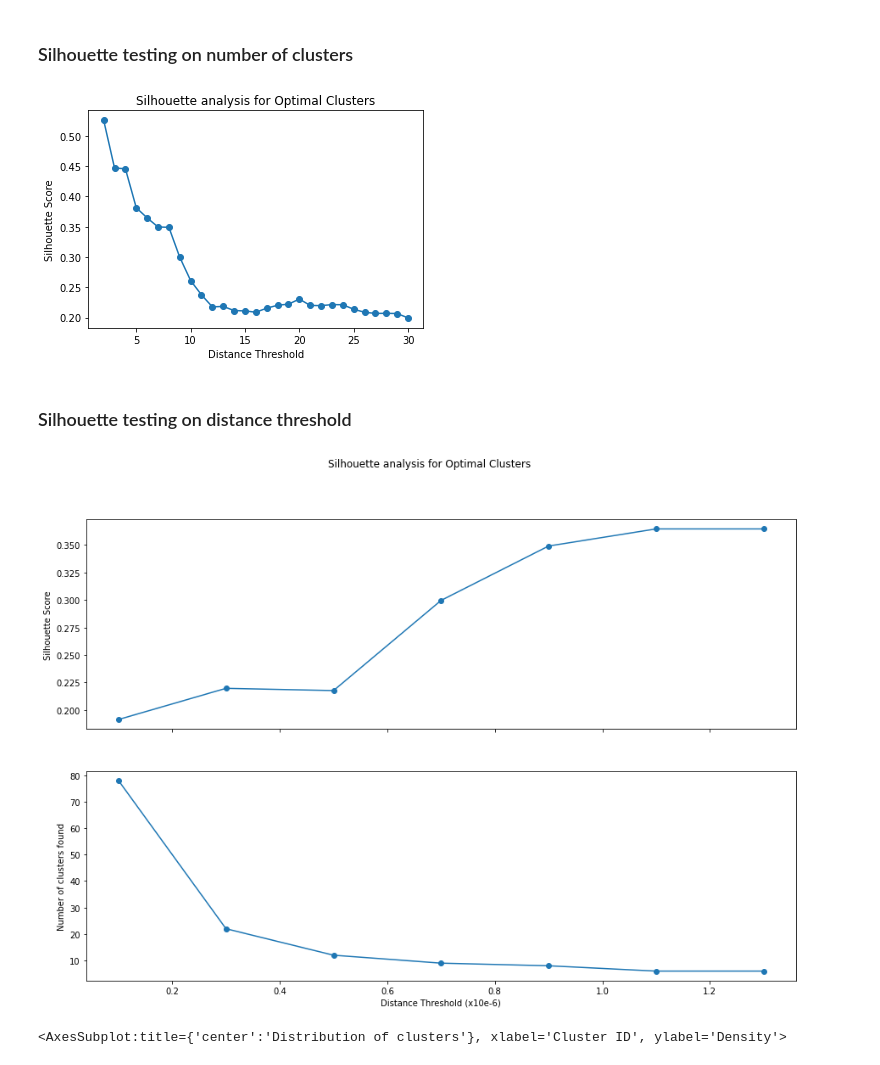
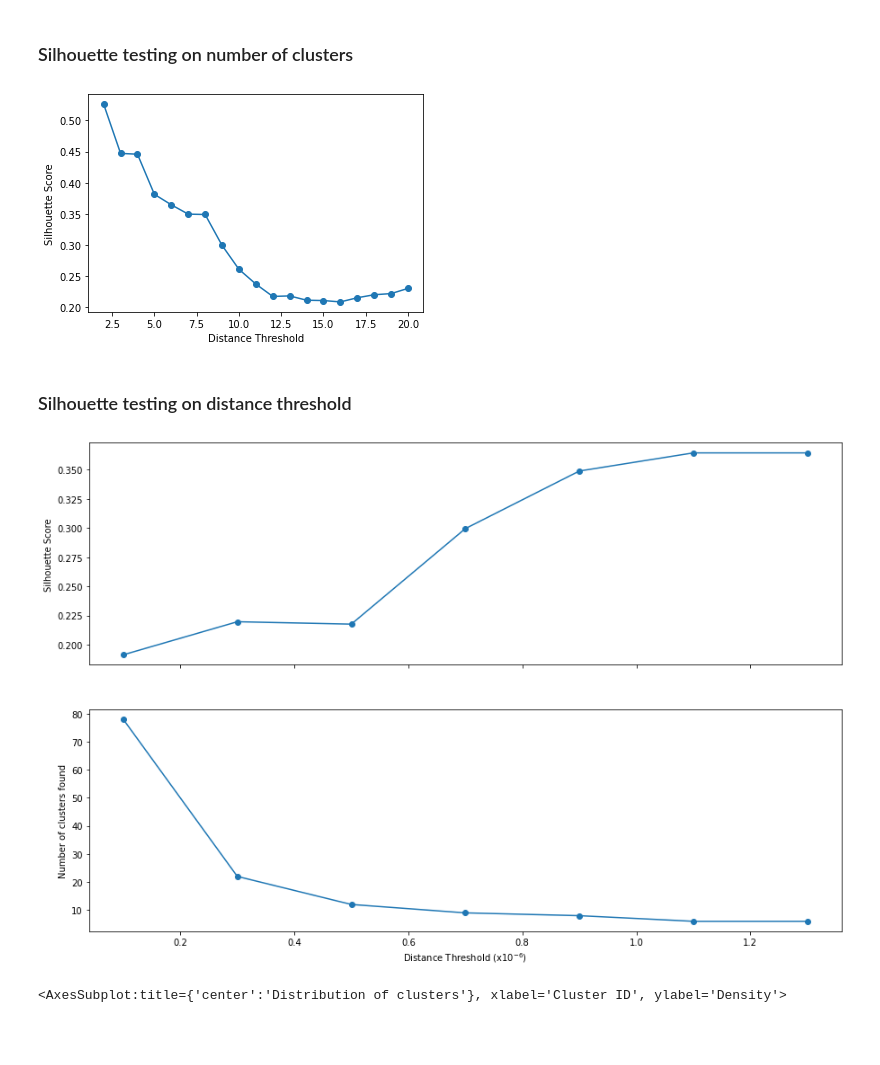
Before and after one commit to sskett/cosc301, a Jupyter notebook: clustering.ipynb, the cells around one changed output. Saved outputs shown, nothing was run; the diff lists cells and outputs as text; code cells hidden in the pictures; blank space fills up the shorter version.

```diff
--- a/clustering.ipynb
+++ b/clustering.ipynb
@@ -78,7 +87,7 @@ df_scaled = pd.DataFrame(df_scaled, columns=df.columns).drop(['gameId', 'playId'
 # %% [markdown]
 ## K-Means
 # %%
-max_clusters = 30
+max_clusters = 20
 
 range_clusters = []
 for i in range(2, max_clusters + 1):
@@ -106,6 +115,6 @@ axs[0].set_ylabel('Silhouette Score')
 axs[1].plot(range_clusters, distortions, marker='o')
 axs[1].set_xlabel('Values of K')
 axs[1].set_ylabel('Distortion')
-fig.suptitle('Silhouette and Elbow analysis for Optimal Clusters')
-plt.show()
+#fig.suptitle('Silhouette and Elbow analysis for Optimal Clusters')
+plt.savefig(f'{output_folder}figure9.png')
 # %% [output]
@@ -132,27 +141,27 @@ df['clusters_kmeans'] = y_km
 # %%
 # Silhouette testing on n_clusters
 range_clusters = []
 n_samples = df_scaled.shape[0]
 [range_clusters.append(x) for x in range(2, max_clusters + 1)]
 silhouette_avg = []
 
 for i in range_clusters:
     model = AgglomerativeClustering(linkage='ward',
                                 affinity='euclidean',
                                 distance_threshold=None,
                                 n_clusters=i)
     model.fit(df_scaled)
     cluster_labels = model.labels_
     silhouette_avg.append(silhouette_score(df_scaled, cluster_labels))
 
 fig, ax = plt.subplots()
 ax.plot(range_clusters, silhouette_avg, marker='o')
 ax.set_xlabel('Distance Threshold')
 ax.set_ylabel('Silhouette Score')
-ax.set_title('Silhouette analysis for Optimal Clusters')
-plt.show()
+#ax.set_title('Silhouette analysis for Optimal Clusters')
+plt.savefig(f'{output_folder}figure10.png')
 # %% [output]
-[figure, old version]
+[figure, new version]
 # %% [markdown]
 ### Silhouette testing on distance threshold
 # %%
@@ -180,13 +189,13 @@ axs[0].plot(np.array(range_limit) * 10**6, silhouette_avg, marker='o')
 axs[0].set_ylabel('Silhouette Score')
 
 axs[1].plot(np.array(range_limit) * 10**6, clusters_found, marker='o')
-axs[1].set_xlabel('Distance Threshold (x10e-6)')
+axs[1].set_xlabel(r'Distance Threshold (x$10^{-6}$)')
 axs[1].set_ylabel('Number of clusters found')
-fig.suptitle('Silhouette analysis for Optimal Clusters')
+#fig.suptitle('Silhouette analysis for Optimal Clusters')
 
-plt.show()
+plt.savefig(f'{output_folder}figure11.png')
 # %% [output]
-[figure, old version]
+[figure, new version]
 # %%
 threshold = 1.1 * 10**-6
 model = AgglomerativeClustering(linkage='ward',
```
Also changed, not shown: parts of 19 cells of this notebook, 2 other files.
